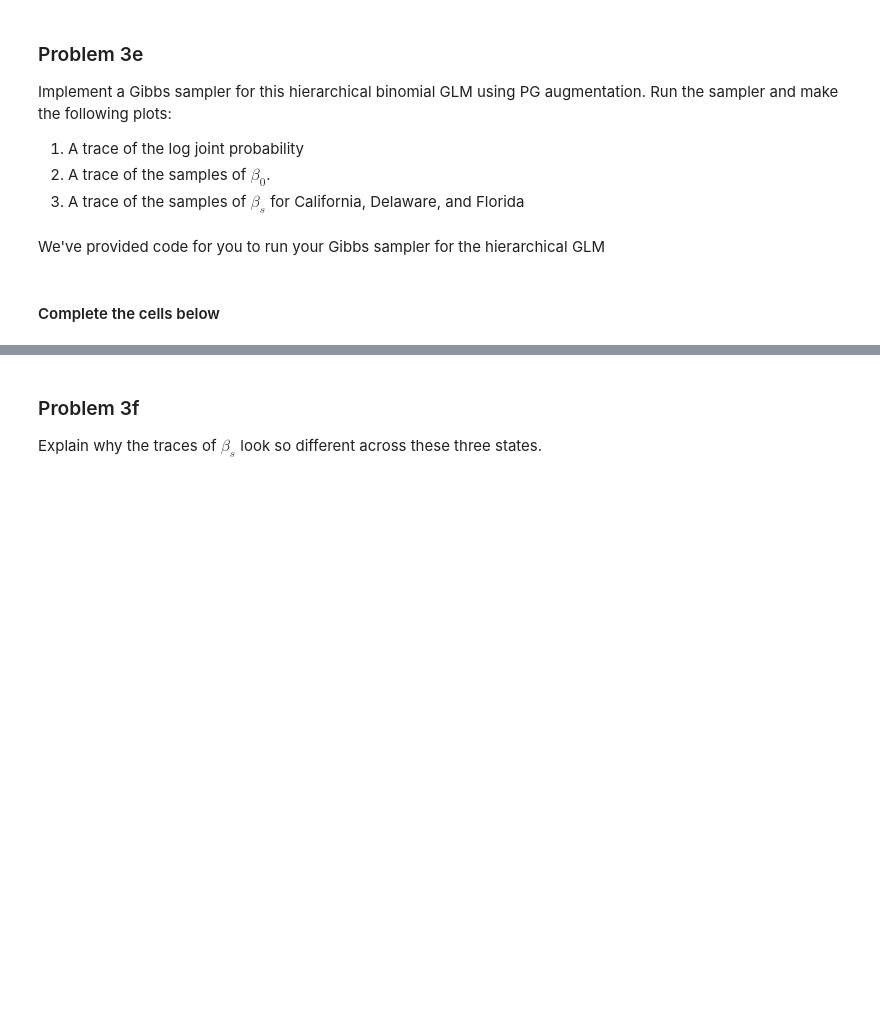
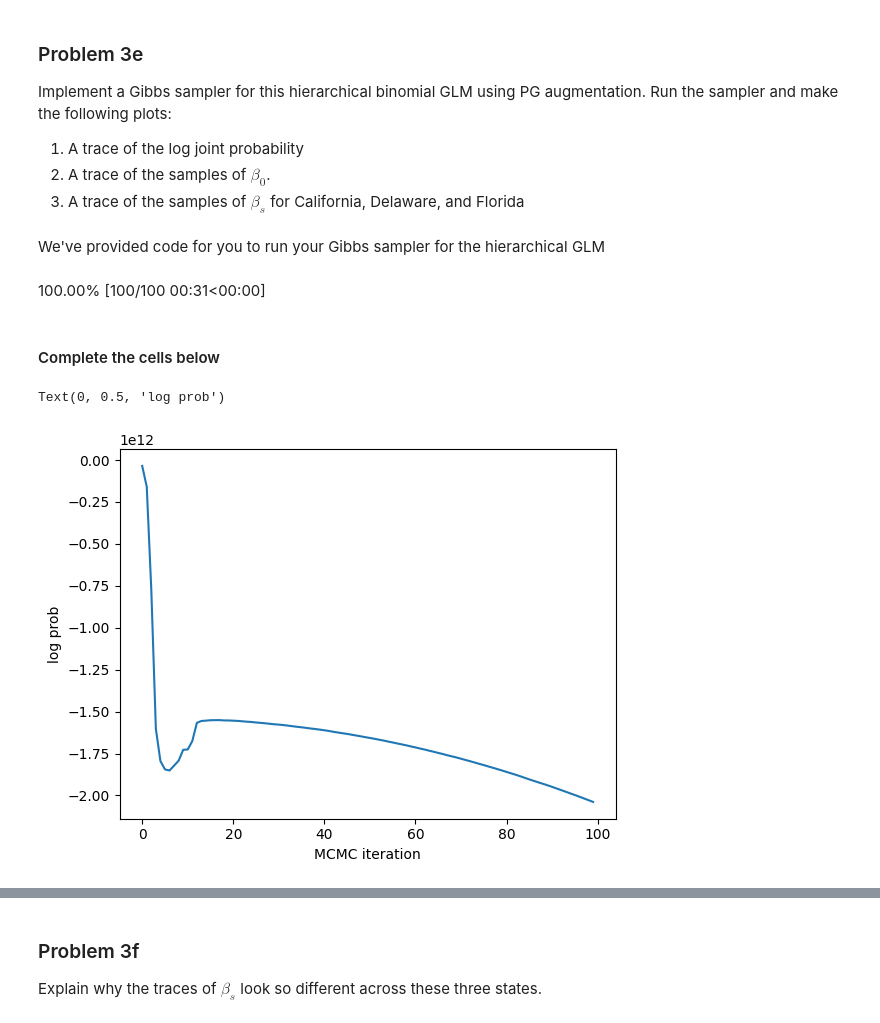
Before and after one commit to fatday/My-Grad-Math-Works, a Jupyter notebook: assignments/hw2/hw2.ipynb, the cells around one changed output, grey strips where cells are left out. Cells and saved outputs as stored; diff of their text form; code cells hidden in the pictures; blank space fills up the shorter version.

```diff
--- a/assignments/hw2/hw2.ipynb
+++ b/assignments/hw2/hw2.ipynb
@@ -874,6 +871,7 @@ class HierarchicalBinomialGLM:
         self.prior_mean = prior_mean
         self.prior_cov = prior_cov
         self.dispersion = dispersion
+        self.inv_prior_cov = torch.inverse(prior_cov)
 
     def log_prob(self,
                  s: Int[Tensor, "num_datapoints"],
@@ -887,7 +885,15 @@ class HierarchicalBinomialGLM:
         Compute the log joint probability of the parameters and responses.
         """
         # TODO
-        lp = ...
+        lp = 0
+        for i in range(self.num_states):
+            beta_s = local_betas[i]
+            X_s, N_s, y_s, z_s = self.state_data[i]
+            sigmod_val = torch.sigmoid(X_s @ beta_s)
+            Binom = Binomial(N_s, sigmod_val)
+            lp += Binom.log_prob(y_s).sum()
+            lp += MultivariateNormal(global_beta, (self.dispersion**2) * torch.eye(X_s.shape[1])).log_prob(beta_s)
+        lp += MultivariateNormal(self.prior_mean, self.prior_cov).log_prob(global_beta)
         return lp
 
     def _gibbs_update_global_beta(self,
@@ -897,7 +903,11 @@ class HierarchicalBinomialGLM:
         Sample the conditional distribution of \beta_0
         """
         # TODO
-        global_beta = ...
+        J_0 = (self.num_states / self.dispersion**2) * torch.eye(local_betas.shape[1]) + self.inv_prior_cov
+        J_0 = 0.5 * (J_0 + J_0.T) # WTF??? Without this, I would get non-SPD matrix?????
+        h_0 = self.inv_prior_cov @ self.prior_mean + self.dispersion**(-2) * torch.sum(local_betas, dim=0)
+        MVN = MultivariateNormal(torch.inverse(J_0) @ h_0, J_0)
+        global_beta = MVN.sample()
         return global_beta
 
     def _gibbs_update_local_betas(self,
@@ -912,7 +922,16 @@ class HierarchicalBinomialGLM:
         Sample the conditional distribution of \beta_s for all s
         """
         # TODO
-        local_betas = ...
+        local_betas = torch.zeros(self.num_states, X.shape[1])
+        for i in range(self.num_states):
+            X_s, N_s, y_s, z_s = self.state_data[i]
+            Omegas_s = torch.diag(omegas[s==i])
+            I_s = torch.eye(X_s.shape[1])
+            J_s = (self.dispersion**(-2) * I_s + X_s.T @ Omegas_s @ X_s)
+            J_s = 0.5 * (J_s + J_s.T) # WTF??? Without this, I would get non-SPD matrix?????
+            h_s = (self.dispersion**(-2) * global_beta + X_s.T @ z_s)
+            MVN = MultivariateNormal(torch.inverse(J_s) @ h_s, J_s)
+            local_betas[i] = MVN.sample()
         return local_betas
 
     def _gibbs_update_omegas(self,
@@ -925,7 +944,7 @@ class HierarchicalBinomialGLM:
         Sample the PG conditional.
         """
         # TODO
-        omegas = ...
+        omegas = sample_pg(N, (X * local_betas[s, :]).sum(axis=1))
         return omegas
 
     def gibbs(self,
@@ -942,9 +961,15 @@ class HierarchicalBinomialGLM:
         """
         global_beta = init_beta
         local_betas = global_beta[None].repeat(self.num_states, 1)
+        self.state_data = {}
+        for i in range(self.num_states):
+            X_s = X[s==i]
+            N_s = N[s==i]
+            y_s = y[s==i]
+            z_s = y_s - (N_s / 2)
+            self.state_data[i] = (X_s, N_s, y_s, z_s)
         lp = self.log_prob(s, y, N, X, local_betas, global_beta)
         samples = [dict(global_beta=global_beta, local_betas=local_betas, lp=lp)]
-
         pbar = progress_bar(range(num_iters)) if verbose else range(num_iters)
         for _ in pbar:
             omegas = self._gibbs_update_omegas(s, N, X, local_betas)
@@ -978,5 +1003,7 @@ hglm = HierarchicalBinomialGLM(num_states, prior_mean, prior_cov, dispersion)
 hglm_samples = hglm.gibbs(s, y, N, X,
                           init_beta=torch.zeros(num_features),
                           num_iters=100)
+# %% [output]
+100.00% [100/100 00:31<00:00]
 # %% [markdown]
 #### Complete the cells below
@@ -986,2 +1010,11 @@ hglm_samples = hglm.gibbs(s, y, N, X,
+# %%
+# Plot log probs
+lp = hglm_samples["lp"][1:]
+plt.plot(lp)
+plt.xlabel("MCMC iteration")
+plt.ylabel("log prob")
+# %% [output]
+Text(0, 0.5, 'log prob')
+[figure, added]
 # %%
 # Plot a trace of the global beta samples
```
Also changed, not shown: parts of 11 cells of this notebook.
